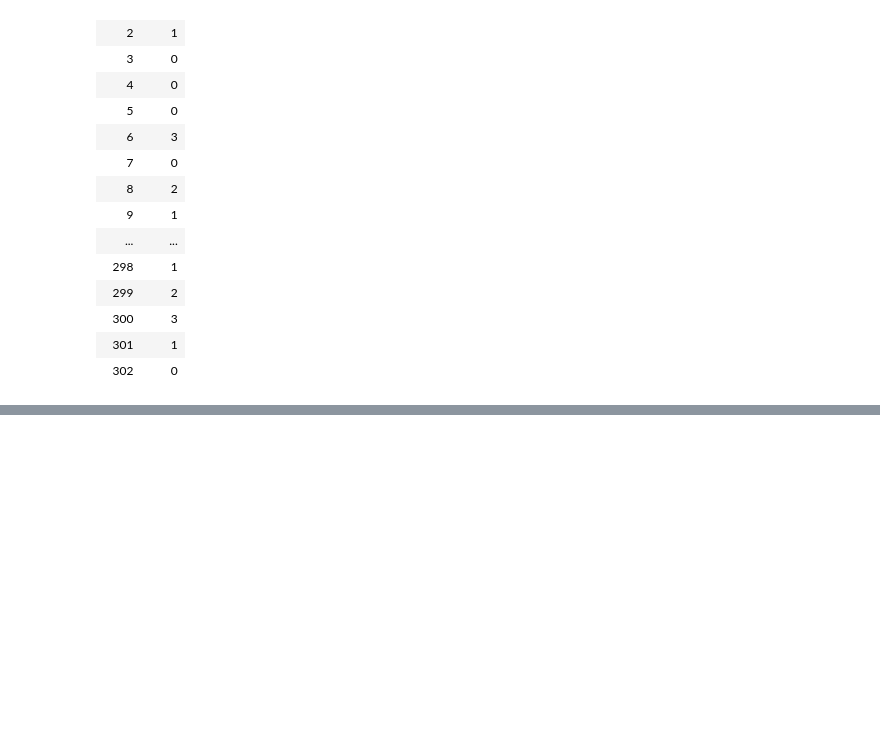
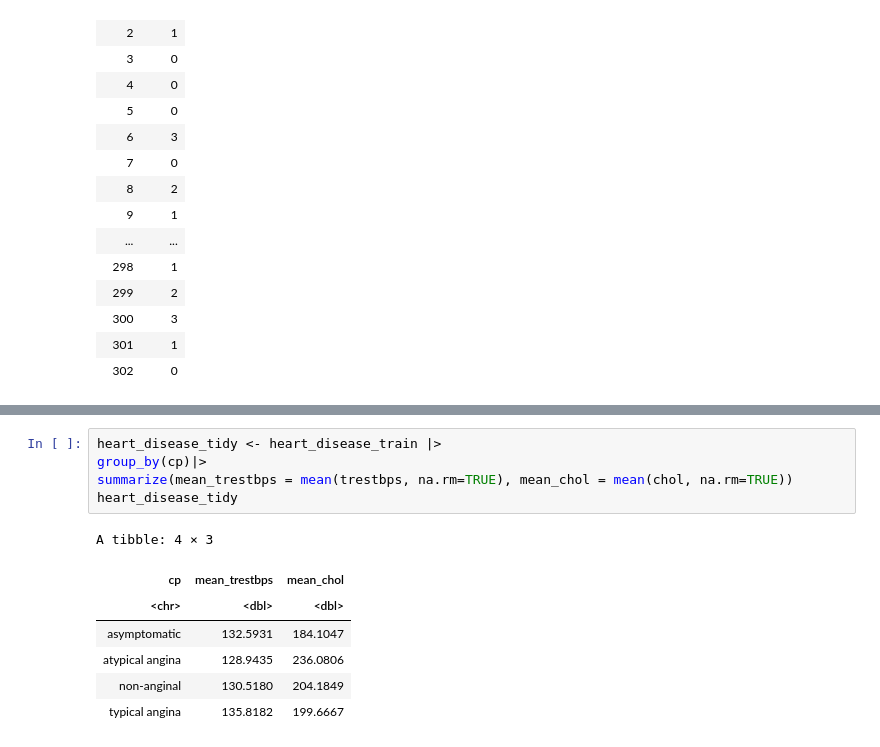
Before and after one commit to Ellaj1/Group-31, a Jupyter notebook: Group31_Ella.ipynb, the cells around one changed output, grey strips where cells are left out. Saved outputs shown, nothing was run; the diff lists cells and outputs as text; blank space fills up the shorter version.

```diff
--- a/Group31_Ella.ipynb
+++ b/Group31_Ella.ipynb
@@ -157,0 +158,13 @@ A tibble: 76 × 3
+# %%
+heart_disease_tidy <- heart_disease_train |>
+group_by(cp)|>
+summarize(mean_trestbps = mean(trestbps, na.rm=TRUE), mean_chol = mean(chol, na.rm=TRUE))
+heart_disease_tidy
+# %% [output]
+A tibble: 4 × 3
+| cp | mean_trestbps | mean_chol |
+| <chr> | <dbl> | <dbl> |
+| asymptomatic | 132.5931 | 184.1047 |
+| atypical angina | 128.9435 | 236.0806 |
+| non-anginal | 130.5180 | 204.1849 |
+| typical angina | 135.8182 | 199.6667 |
```
Also changed, not shown: parts of 3 cells of this notebook.
